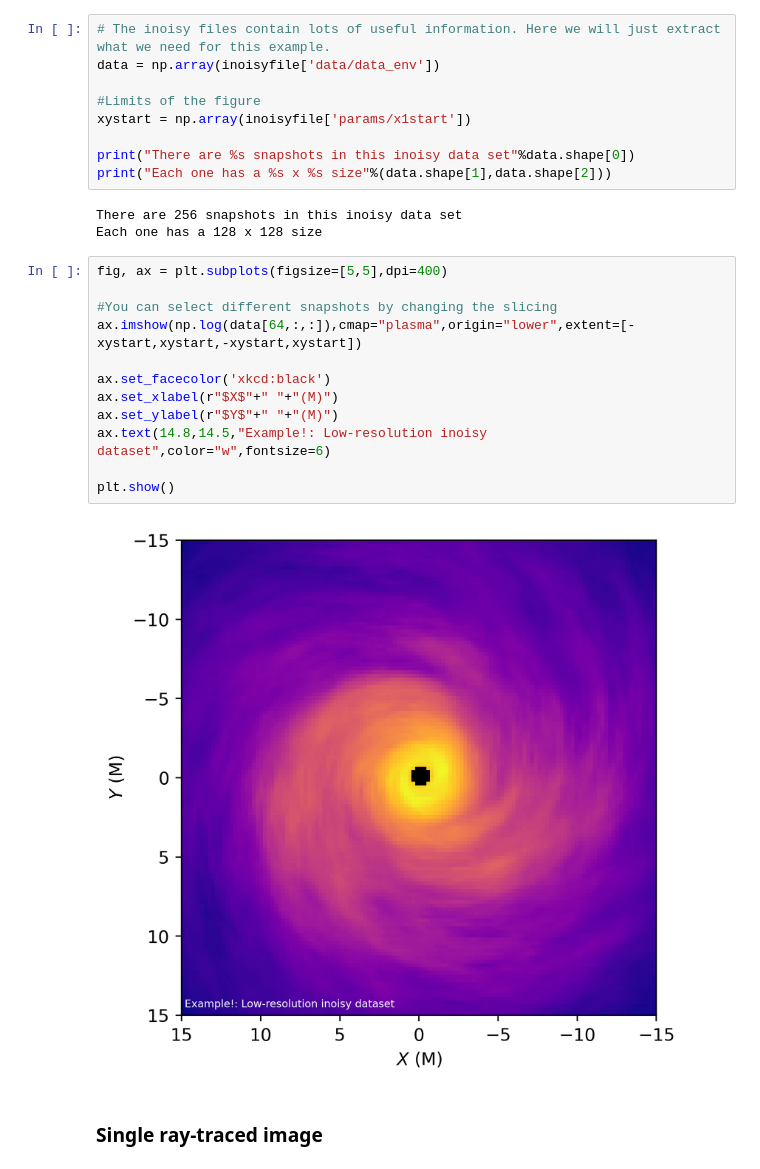
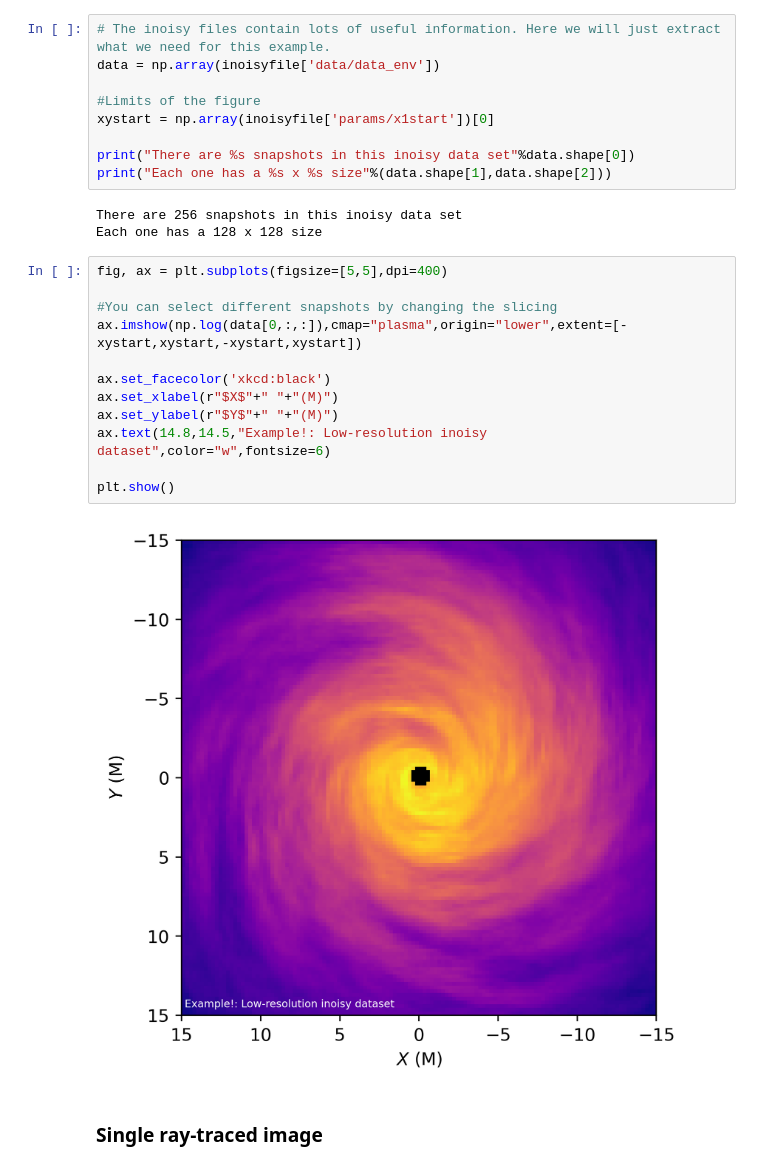
Before and after one commit to iAART/aart, a Jupyter notebook: Examples.ipynb, the cells around one changed output. Cells and saved outputs as stored; diff of their text form.

```diff
--- a/Examples.ipynb
+++ b/Examples.ipynb
@@ -292,7 +296,7 @@ inoisyfile = h5py.File("inoisy.h5", 'r')
 data = np.array(inoisyfile['data/data_env'])
 
 #Limits of the figure
-xystart = np.array(inoisyfile['params/x1start'])
+xystart = np.array(inoisyfile['params/x1start'])[0]
 
 print("There are %s snapshots in this inoisy data set"%data.shape[0])
 print("Each one has a %s x %s size"%(data.shape[1],data.shape[2]))
@@ -302,17 +306,17 @@ Each one has a 128 x 128 size
 # %%
 fig, ax = plt.subplots(figsize=[5,5],dpi=400)
 
 #You can select different snapshots by changing the slicing
-ax.imshow(np.log(data[64,:,:]),cmap="plasma",origin="lower",extent=[-xystart,xystart,-xystart,xystart])
+ax.imshow(np.log(data[0,:,:]),cmap="plasma",origin="lower",extent=[-xystart,xystart,-xystart,xystart])
 
 ax.set_facecolor('xkcd:black')
 ax.set_xlabel(r"$X$"+" "+"(M)")
 ax.set_ylabel(r"$Y$"+" "+"(M)")
 ax.text(14.8,14.5,"Example!: Low-resolution inoisy dataset",color="w",fontsize=6)
 
 plt.show()
 # %% [output]
-[figure, old version]
+[figure, new version]
 # %% [markdown]
 ### Single ray-traced image
 # %% [markdown]
```
Also changed, not shown: parts of 13 cells of this notebook, 14 other files.
